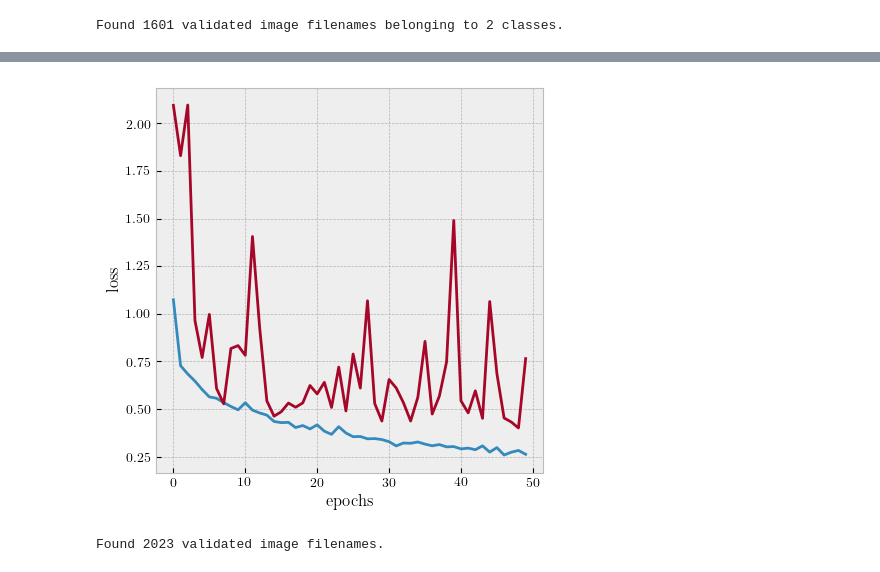
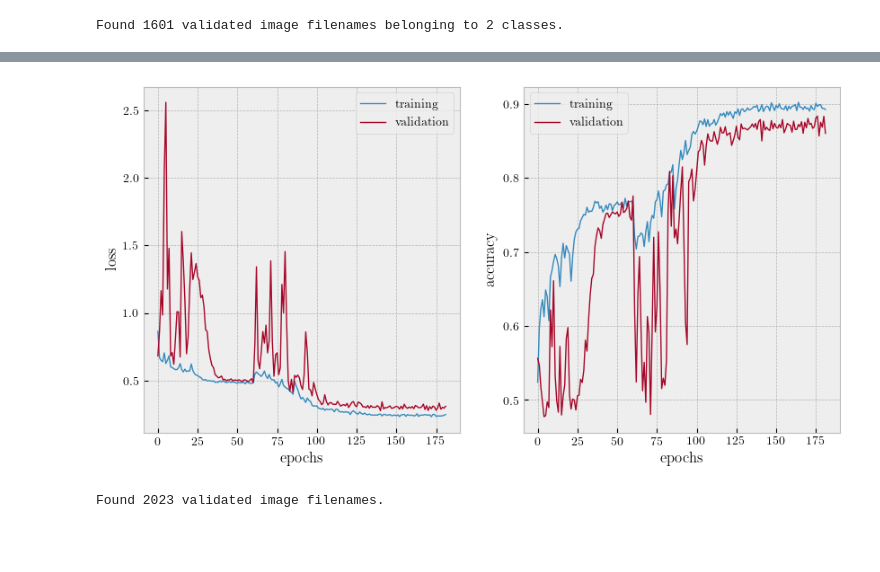
Before and after one commit to kvdomingo/AP186, a Jupyter notebook: Activity 18 - Convolutional Neural Networks/186-18.ipynb, the cells around one changed output, grey strips where cells are left out. Drawn from its saved outputs; the diff is of its cells as text; code cells hidden in the pictures; blank space fills up the shorter version.

```diff
--- a/Activity 18 - Convolutional Neural Networks/186-18.ipynb
+++ b/Activity 18 - Convolutional Neural Networks/186-18.ipynb
@@ -444,9 +423 @@ Hint: If you want to see a list of allocated tensors when OOM happens, add repor
-# %%
-plt.plot(history.epoch, history.history['loss'])
-plt.plot(history.epoch, history.history['val_loss'])
-plt.xlabel('epochs')
-plt.ylabel('loss')
-plt.show()
-# %% [output]
-[figure, removed]
 # %%
@@ -457,3 +427,28 @@ model.load_weights('catdog.h5')
+# %%
+history = np.genfromtxt('catdog.log', delimiter=',', skip_header=1, unpack=True)
+keys = ['epoch', 'acc', 'loss', 'lr', 'val_acc', 'val_loss']
+history = dict(zip(keys, history))
+epochs = len(history['epoch'])
+# %%
+fig = plt.figure(figsize=(5*2, 5))
+
+ax = fig.add_subplot(121)
+ax.plot(range(epochs), history['loss'], lw=1, label='training')
+ax.plot(range(epochs), history['val_loss'], lw=1, label='validation')
+ax.set_xlabel('epochs')
+ax.set_ylabel('loss')
+ax.legend()
+
+ax = fig.add_subplot(122)
+ax.plot(range(epochs), history['acc'], lw=1, label='training')
+ax.plot(range(epochs), history['val_acc'], lw=1, label='validation')
+ax.set_xlabel('epochs')
+ax.set_ylabel('accuracy')
+ax.legend()
+
+plt.show()
+# %% [output]
+[figure, added]
 # %%
 test_filenames = os.listdir(testdir)
 test_df = pd.DataFrame({'filename': test_filenames})
```
Also changed, not shown: parts of 12 cells of this notebook.
